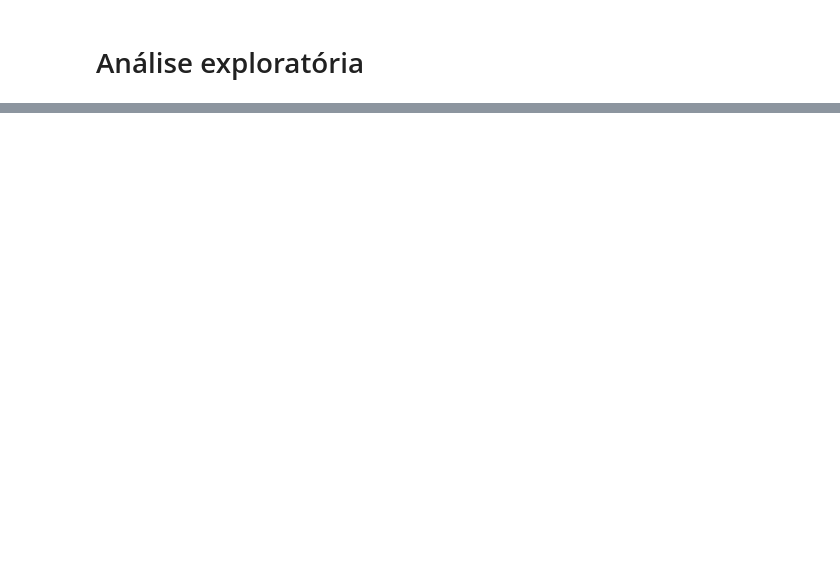
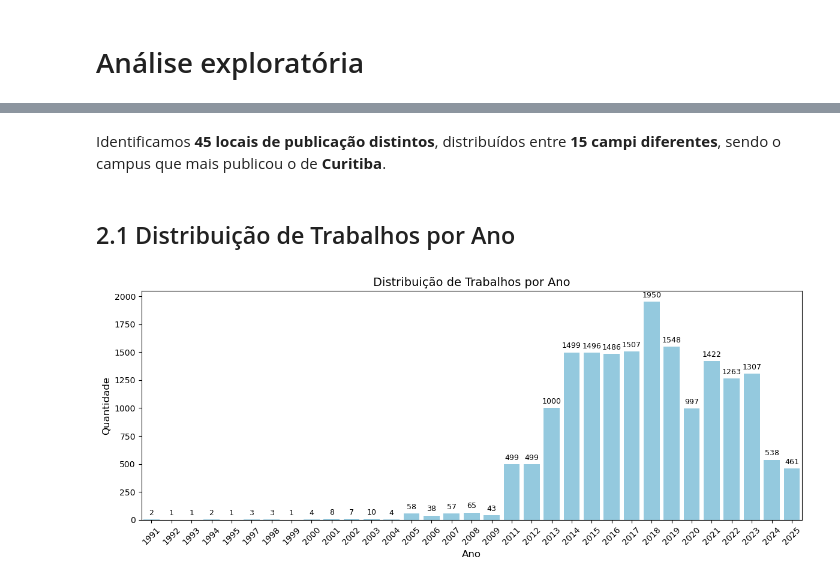
Before and after one commit to guilherme9718/analise-publicacoes-riut-utfpr, a Jupyter notebook: analise_exploratoria.ipynb, the cells around one changed output, grey strips where cells are left out. Drawn from its saved outputs; the diff is of its cells as text; code cells hidden in the pictures; blank space fills up the shorter version.

```diff
--- a/analise_exploratoria.ipynb
+++ b/analise_exploratoria.ipynb
@@ -287,0 +194,28 @@ ValueError: too many values to unpack (expected 2)
+# %% [markdown]
+Identificamos **45 locais de publicação distintos**, distribuídos entre **15 campi diferentes**, sendo o campus que mais publicou o de **Curitiba**.
+# %% [markdown]
+## 2.1 Distribuição de Trabalhos por Ano
+# %%
+# Processa datas e extrai ano
+df['date'] = pd.to_datetime(df['date'], errors='coerce')
+df['year'] = df['date'].dt.year
+
+# Filtra somente registros com ano não nulo
+df_filtrado = df[df['year'].notna()]
+anos_ordenados = sorted(df_filtrado['year'].unique())
+
+# Gera o gráfico com todas as barras
+plt.figure(figsize=(12, 5))
+ax = sns.countplot(data=df_filtrado, x='year', order=anos_ordenados, color='skyblue')
+
+# Adiciona os rótulos com a contagem
+ax.bar_label(ax.containers[0], fontsize=9, padding=3)
+
+plt.title('Distribuição de Trabalhos por Ano', fontsize=14)
+plt.xlabel('Ano', fontsize=12)
+plt.ylabel('Quantidade', fontsize=12)
+plt.xticks(rotation=45)
+plt.tight_layout()
+plt.show()
+# %% [output]
+[figure, added]
```
Also changed, not shown: parts of 61 cells of this notebook.
